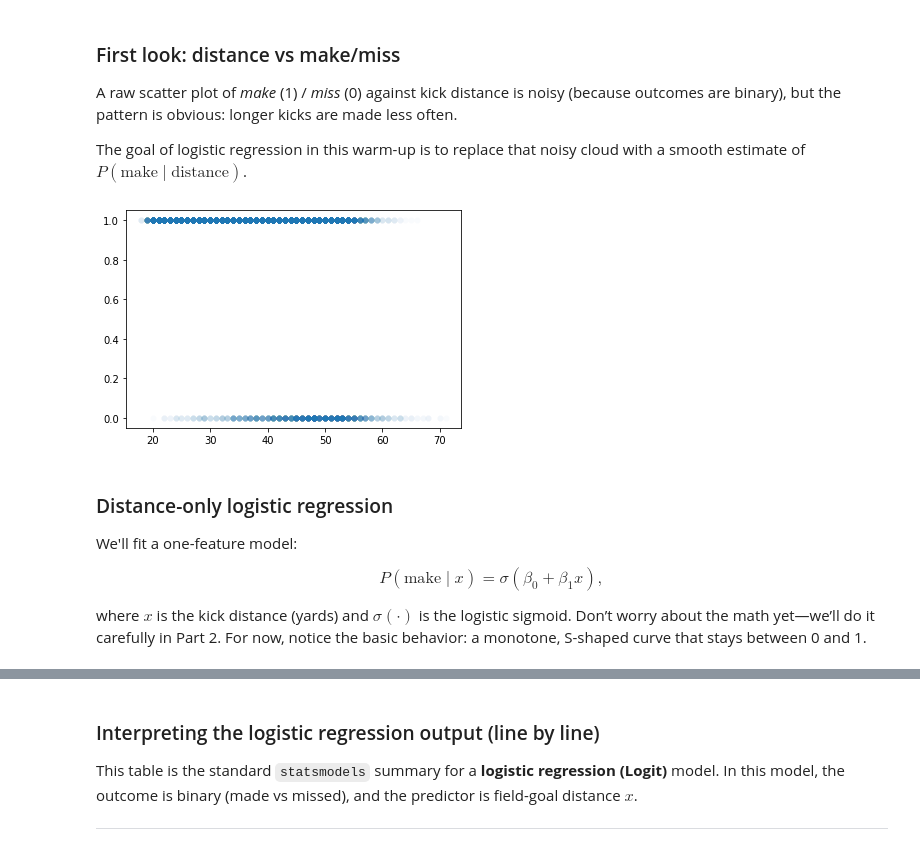
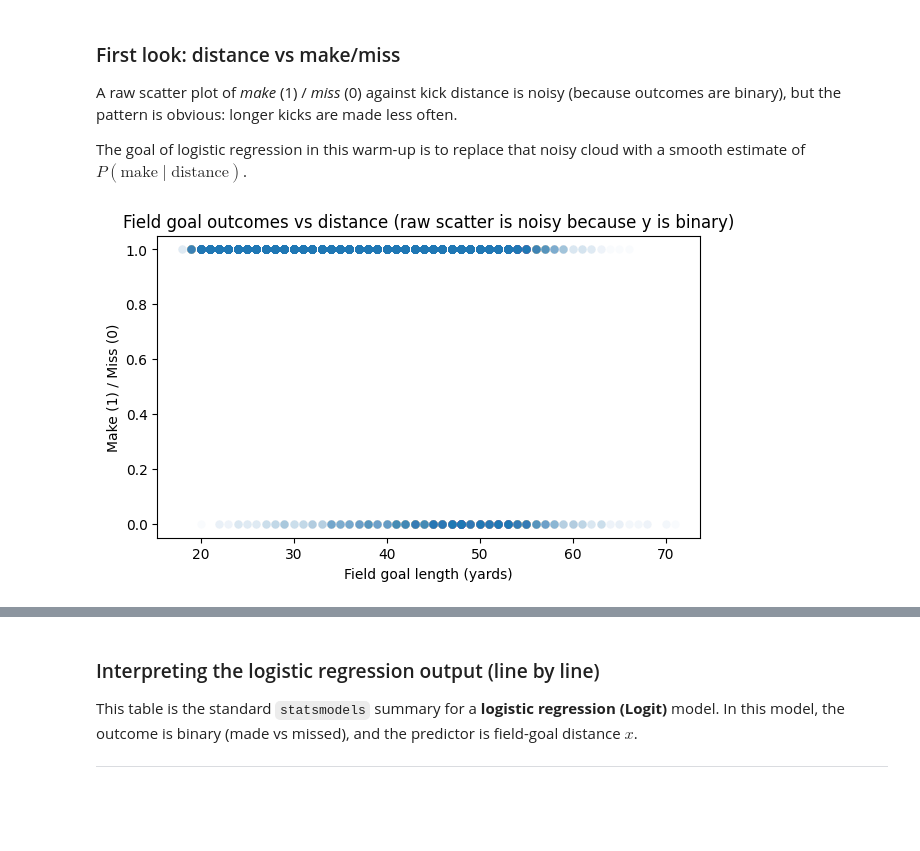
Before and after one commit to jkbren/cnet5442_sp26, a Jupyter notebook: notebooks/class_07/class_07_regression_03_expectation_logistic.ipynb, the cells around one changed output, grey strips where cells are left out. Cells and saved outputs as stored; diff of their text form; code cells hidden in the pictures; blank space fills up the shorter version.

```diff
--- a/notebooks/class_07/class_07_regression_03_expectation_logistic.ipynb
+++ b/notebooks/class_07/class_07_regression_03_expectation_logistic.ipynb
@@ -146,17 +151,3 @@ df_fg.head()
 A raw scatter plot of *make* (1) / *miss* (0) against kick distance is noisy (because outcomes are binary), but the pattern is obvious: longer kicks are made less often.
 
 The goal of logistic regression in this warm-up is to replace that noisy cloud with a smooth estimate of $P(\text{make} \mid \text{distance})$.
-# %%
-plt.scatter(df_fg['LengthFG'].values,df_fg['FieldGoalMade'].values, alpha=0.025, lw=0);
-# %% [output]
-[figure, removed]
-# %% [markdown]
-### Distance-only logistic regression
-
-We'll fit a one-feature model:
-
-$$
-P(\text{make}\mid x) = \sigma(\beta_0 + \beta_1 x),
-$$
-
-where $x$ is the kick distance (yards) and $\sigma(\cdot)$ is the logistic sigmoid. Don’t worry about the math yet—we’ll do it carefully in Part 2. For now, notice the basic behavior: a monotone, S-shaped curve that stays between 0 and 1.
@@ -176,0 +154,20 @@ beta0, beta1 = res.params
+# %%
+# Raw scatter: distance vs make/miss (binary outcomes)
+
+fig, ax = plt.subplots(figsize=(7, 4), dpi=100)
+
+ax.scatter(
+    df_fg["LengthFG"].values,
+    df_fg["FieldGoalMade"].values,
+    alpha=0.025,
+    lw=0
+)
+
+ax.set_xlabel("Field goal length (yards)")
+ax.set_ylabel("Make (1) / Miss (0)")
+ax.set_title("Field goal outcomes vs distance (raw scatter is noisy because y is binary)")
+ax.set_ylim(-0.05, 1.05)
+
+plt.show()
+# %% [output]
+[figure, added]
```
Also changed, not shown: parts of 32 cells of this notebook, 4 other files.
